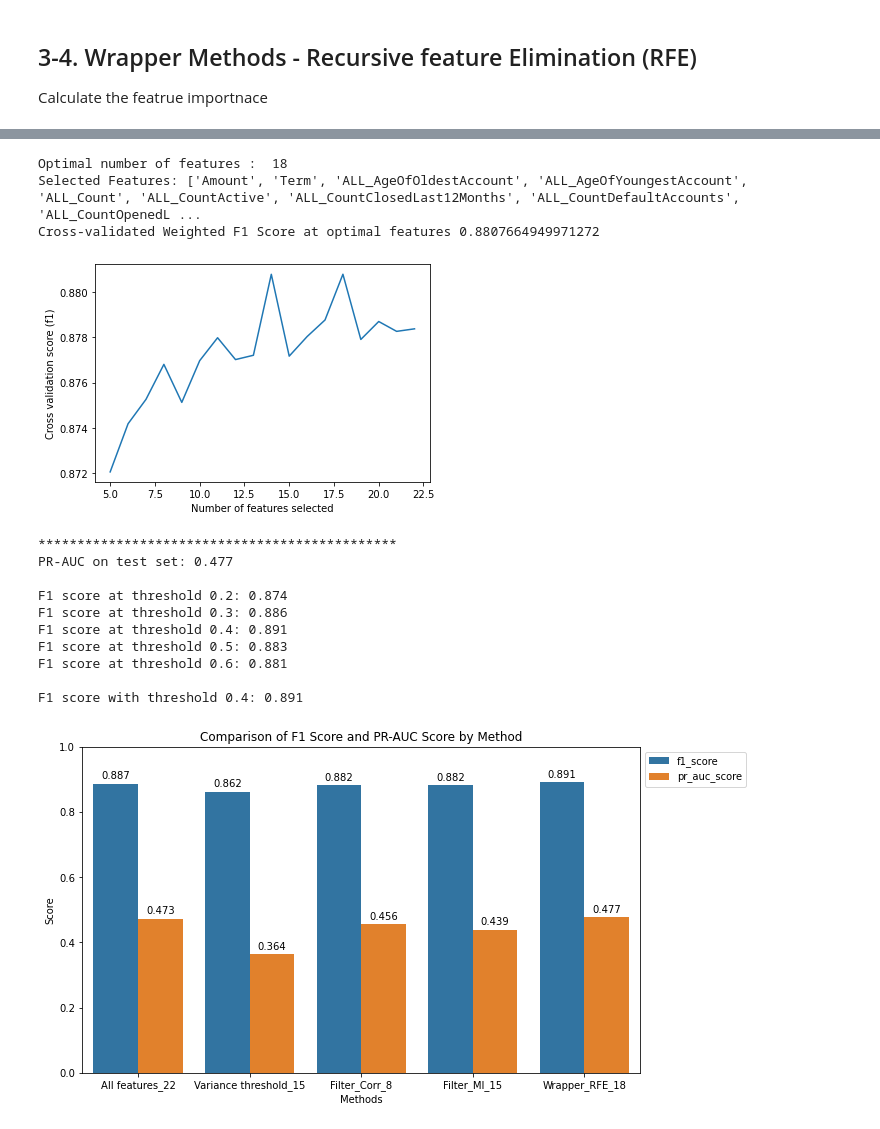
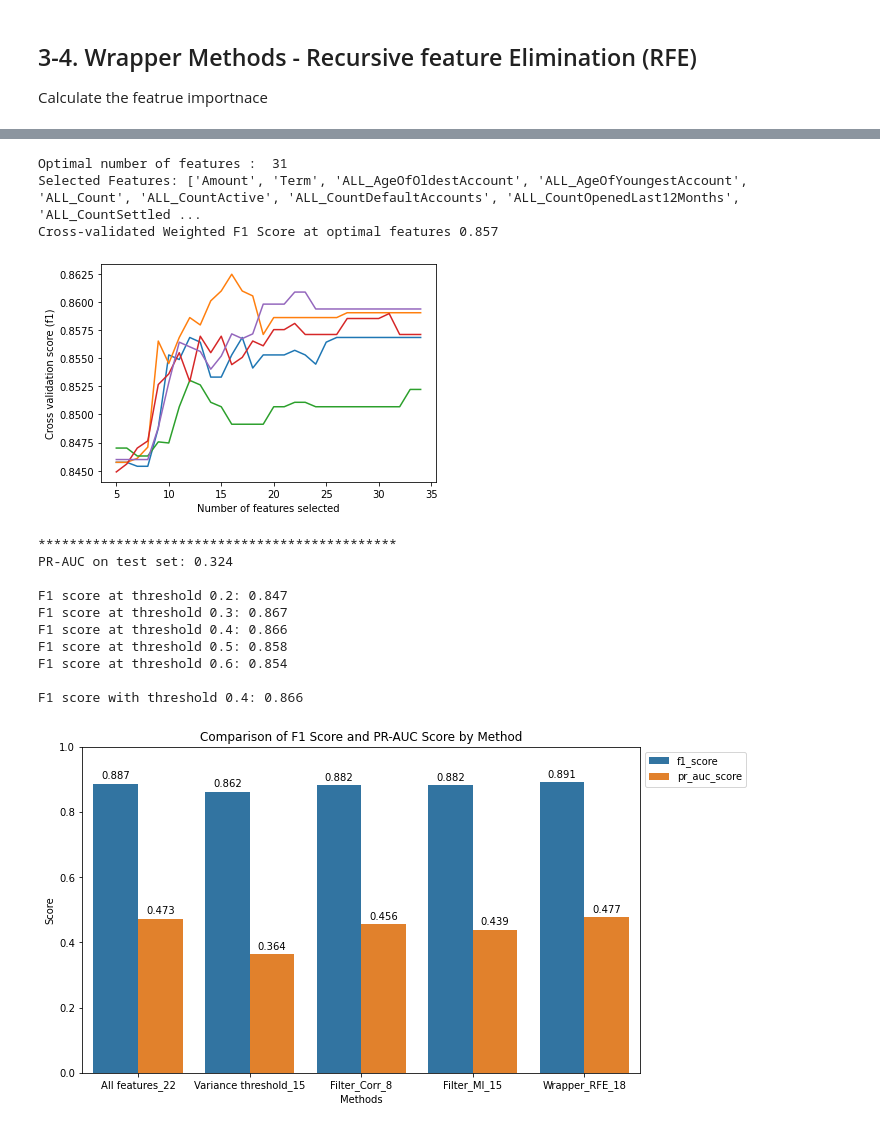
Before and after one commit to katieminjoo/Data_Engineering, a Jupyter notebook: Classification_task/Classification.ipynb, the cells around one changed output, grey strips where cells are left out. Drawn from its saved outputs; the diff is of its cells as text; code cells hidden in the pictures.

```diff
--- a/Classification_task/Classification.ipynb
+++ b/Classification_task/Classification.ipynb
@@ -725,28 +647,3 @@ plt.show()
 # %% [markdown]
 It seems like the more feature we use, the better peformance!
 F1 score doesn't really change but pr-auc changes
-# %%
-selector = SelectKBest(mutual_info_classif, k=15)
-selector.fit(X_train, y_train)
-
-selected_feature_mask = selector.get_support()
-
-selected_features = X_train.columns[selected_feature_mask]
-
-selected_features
-
-# After dropping some columns that has low variance, the f1 score and pr_auc score get low. so decided not to drop any columns from here.
-
-sel_kbest_X_train = X_train[selected_features]
-sel_kbest_X_test = X_test[selected_features]
-
-gbc.fit(sel_kbest_X_train, y_train)
-
-sel_kbest_y_pred = gbc.predict(sel_kbest_X_test)
-sel_kbest_y_probs = gbc.predict_proba(sel_kbest_X_test)[:, 1]
-
-mi_f1_score = round(f1_score(y_test, sel_kbest_y_pred, average = 'weighted'), 3)
-mi_pr_auc_score = round(average_precision_score(y_test, sel_kbest_y_probs), 3)
-
-print('Filter_MI_15_F1 :', mi_f1_score)
-print('Fileter_MI_15_PR_AUC :', mi_pr_auc_score)
@@ -780,0 +650,9 @@ plt.show()
+# %%
+selector = SelectKBest(mutual_info_classif, k=30)
+selector.fit(X_train, y_train)
+
+selected_feature_mask = selector.get_support()
+
+mi_sel_features = X_train.columns[selected_feature_mask]
+
+mi_sel_features
@@ -780,0 +672,3 @@ plt.show()
+# %%
+evaluator.calculate_update_score(base_lr_model, method = 'Filter_MI', selected_features = mi_sel_features)
+evaluator.plot_scores()
@@ -790,7 +687,7 @@ from sklearn.metrics import f1_score, average_precision_score
 # %%
 # Define the model with class_weight for handling imbalance
 # model = LogisticRegression(penalty='l1', solver='liblinear', random_state=42, class_weight='balanced', max_iter=500)
-model = GradientBoostingClassifier(max_depth = 5, random_state=42)
+# model = GradientBoostingClassifier(max_depth = 5, random_state=42)
 
 # Define cross-validation strategy
 cv_strategy = StratifiedKFold(n_splits=5, shuffle=True, random_state=42)
@@ -801,6 +698,6 @@ pr_auc_scorer = make_scorer(average_precision_score, needs_proba=True)
 
 # Use RFECV to perform RFE with cross-validation
 # We specify 'f1' as the scoring to optimize F1-score during feature selection
-selector = RFECV(estimator=model, step=1, cv=cv_strategy, scoring = weighted_f1_scorer, min_features_to_select=5)
+selector = RFECV(estimator=base_lr_model, step=1, cv=cv_strategy, scoring = weighted_f1_scorer, min_features_to_select=5)
 selector.fit(X_train_scaled, y_train)
 # %% [output]
@@ -817,25 +728,25 @@ F1 score at threshold 0.9: 0.8469175706888076
 # %%
 # Print selected feature names
 selected_features = X_train.columns[selector.support_]
 optimal_n_features = selector.n_features_
-optimal_score = max(selector.grid_scores_)
+optimal_score = max(selector.cv_results_['mean_test_score'])
 print("Optimal number of features : ", optimal_n_features)
 print("Selected Features:", selected_features.to_list())
-print("Cross-validated Weighted F1 Score at optimal features", optimal_score)
+print("Cross-validated Weighted F1 Score at optimal features", round(optimal_score,3))
 
 plt.figure()
 plt.xlabel("Number of features selected")
 plt.ylabel("Cross validation score (f1)")
 plt.plot(
     range(5, len(selector.grid_scores_) + 5, 1),
     selector.grid_scores_,
 )
 plt.show()
 # %% [output]
-Optimal number of features :  18
-Selected Features: ['Amount', 'Term', 'ALL_AgeOfOldestAccount', 'ALL_AgeOfYoungestAccount', 'ALL_Count', 'ALL_CountActive', 'ALL_CountClosedLast12Months', 'ALL_CountDefaultAccounts', 'ALL_CountOpenedL ...
-Cross-validated Weighted F1 Score at optimal features 0.8807664949971272
+Optimal number of features :  31
+Selected Features: ['Amount', 'Term', 'ALL_AgeOfOldestAccount', 'ALL_AgeOfYoungestAccount', 'ALL_Count', 'ALL_CountActive', 'ALL_CountDefaultAccounts', 'ALL_CountOpenedLast12Months', 'ALL_CountSettled ...
+Cross-validated Weighted F1 Score at optimal features 0.857
-[figure, old version]
+[figure, new version]
 # %%
 ##############################################################
 # Transform X to keep only the selected features
@@ -843,11 +754,11 @@ X_train_selected = selector.transform(X_train_scaled)
 X_test_selected = selector.transform(X_test_scaled)
 
 # Re-fit the model on the training set with selected features
-model.fit(X_train_selected, y_train)
+base_lr_model.fit(X_train_selected, y_train)
 
 # Predict probabilities on the test set to adjust the threshold
-y_probs = model.predict_proba(X_test_selected)[:, 1]
-y_pred = model.predict(X_test_selected)
+y_probs = base_lr_model.predict_proba(X_test_selected)[:, 1]
+y_pred = base_lr_model.predict(X_test_selected)
 
 # Try different thresholds to optimize F1 score
 pr_auc = average_precision_score(y_test, y_probs)
@@ -868,15 +779,15 @@ rfe_f1 = f1_score(y_test, y_pred, average='weighted')
 print(f"\nF1 score with threshold 0.4: {round(rfe_f1, 3)}")
 # %% [output]
 **********************************************
-PR-AUC on test set: 0.477
+PR-AUC on test set: 0.324
 
-F1 score at threshold 0.2: 0.874
-F1 score at threshold 0.3: 0.886
-F1 score at threshold 0.4: 0.891
-F1 score at threshold 0.5: 0.883
-F1 score at threshold 0.6: 0.881
+F1 score at threshold 0.2: 0.847
+F1 score at threshold 0.3: 0.867
+F1 score at threshold 0.4: 0.866
+F1 score at threshold 0.5: 0.858
+F1 score at threshold 0.6: 0.854
 
-F1 score with threshold 0.4: 0.891
+F1 score with threshold 0.4: 0.866
 # %%
 graph_df = pd.DataFrame({
     'methods' : ['All features_22', 'Variance threshold_15', 'Filter_Corr_8', 'Filter_MI_15', 'Wrapper_RFE_18'],
```
Also changed, not shown: parts of 53 cells of this notebook, 1 other file.
